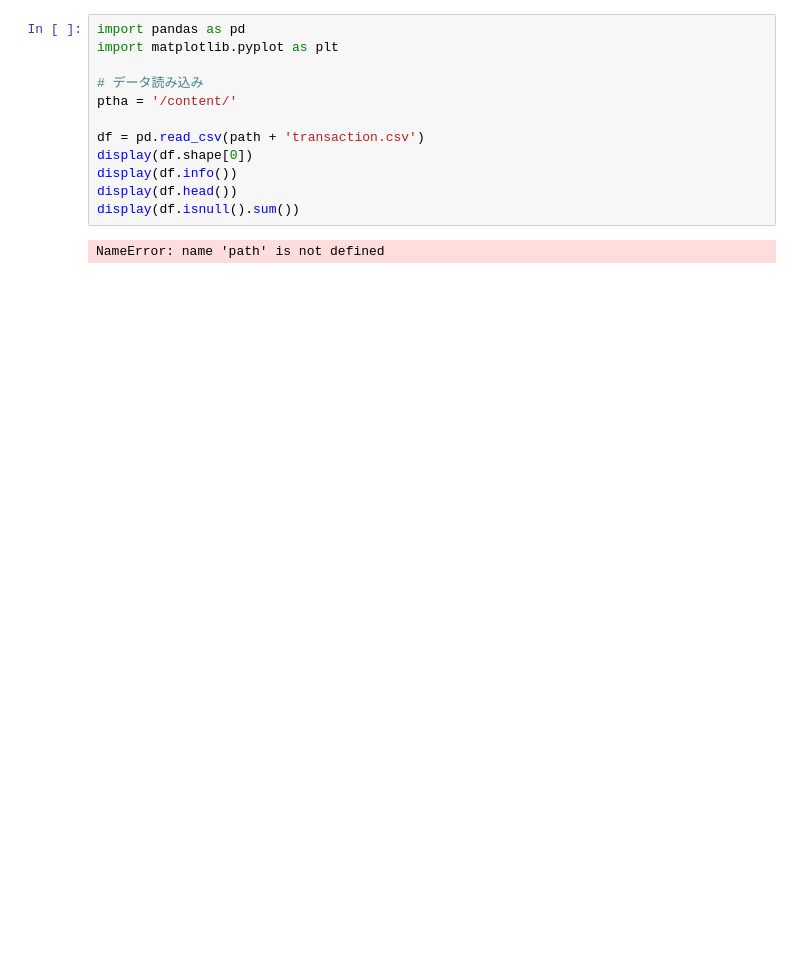
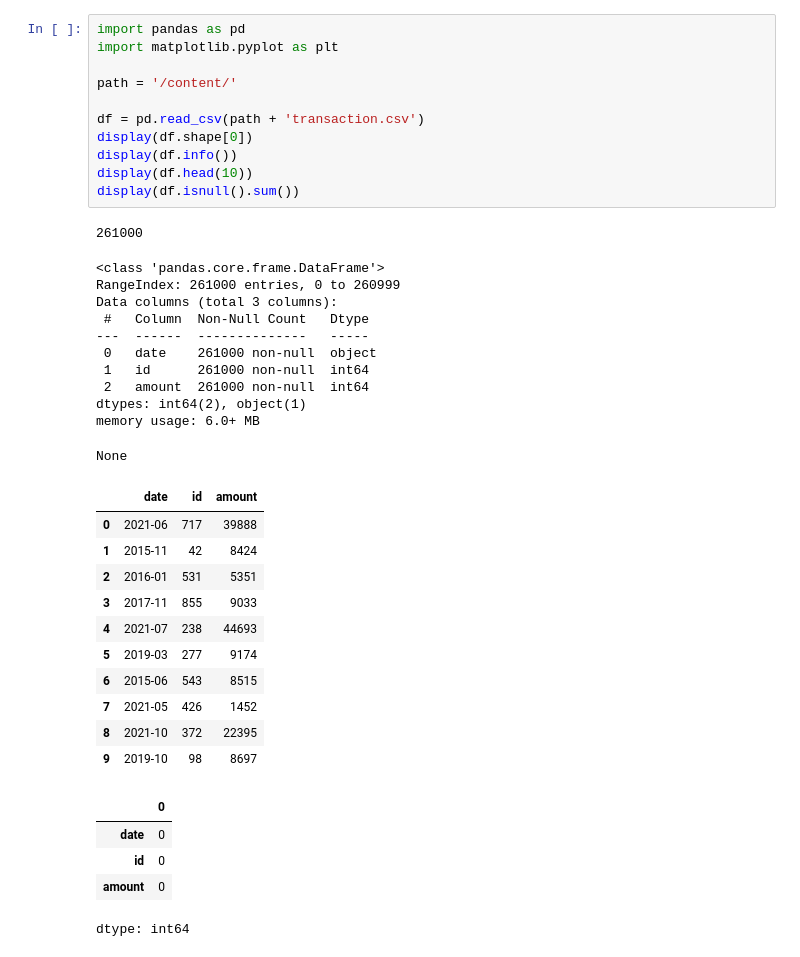
Before and after one commit to zaku2590/finantext, a Jupyter notebook: finantextassignment2.ipynb, the cells around one changed output. Drawn from its saved outputs; the diff is of its cells as text; blank space fills up the shorter version.

```diff
--- a/finantextassignment2.ipynb
+++ b/finantextassignment2.ipynb
@@ -3,15 +3,41 @@
 # %%
 import pandas as pd
 import matplotlib.pyplot as plt
 
-# データ読み込み
-ptha = '/content/'
+path = '/content/'
 
 df = pd.read_csv(path + 'transaction.csv')
 display(df.shape[0])
 display(df.info())
-display(df.head())
+display(df.head(10))
 display(df.isnull().sum())
 # %% [output]
-NameError: name 'path' is not defined
+261000
+<class 'pandas.core.frame.DataFrame'>
+RangeIndex: 261000 entries, 0 to 260999
+Data columns (total 3 columns):
+ #   Column  Non-Null Count   Dtype
+---  ------  --------------   -----
+ 0   date    261000 non-null  object
+ 1   id      261000 non-null  int64
+ 2   amount  261000 non-null  int64
+dtypes: int64(2), object(1)
+memory usage: 6.0+ MB
+None
+|  | date | id | amount |
+| 0 | 2021-06 | 717 | 39888 |
+| 1 | 2015-11 | 42 | 8424 |
+| 2 | 2016-01 | 531 | 5351 |
+| 3 | 2017-11 | 855 | 9033 |
+| 4 | 2021-07 | 238 | 44693 |
+| 5 | 2019-03 | 277 | 9174 |
+| 6 | 2015-06 | 543 | 8515 |
+| 7 | 2021-05 | 426 | 1452 |
+| 8 | 2021-10 | 372 | 22395 |
+| 9 | 2019-10 | 98 | 8697 |
+|  | 0 |
+| date | 0 |
+| id | 0 |
+| amount | 0 |
+dtype: int64
 # %%
```
Also changed, not shown: parts of 2 cells of this notebook.
